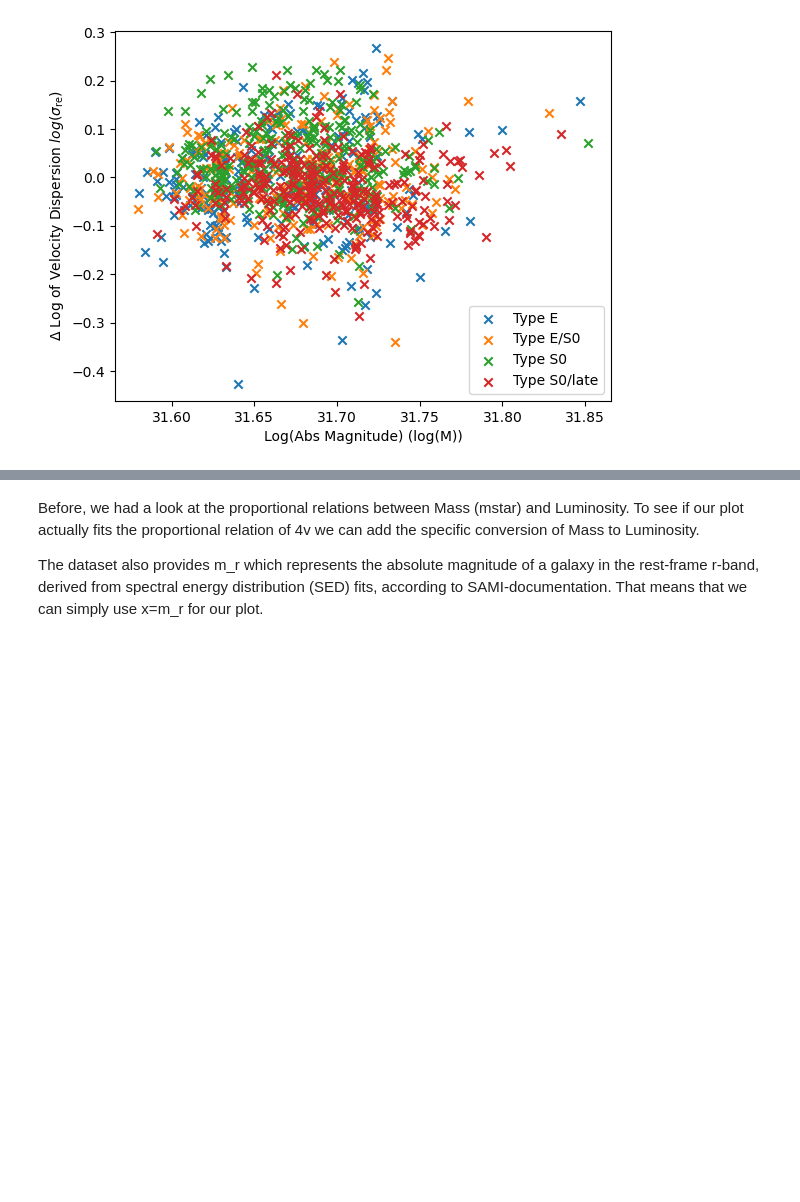
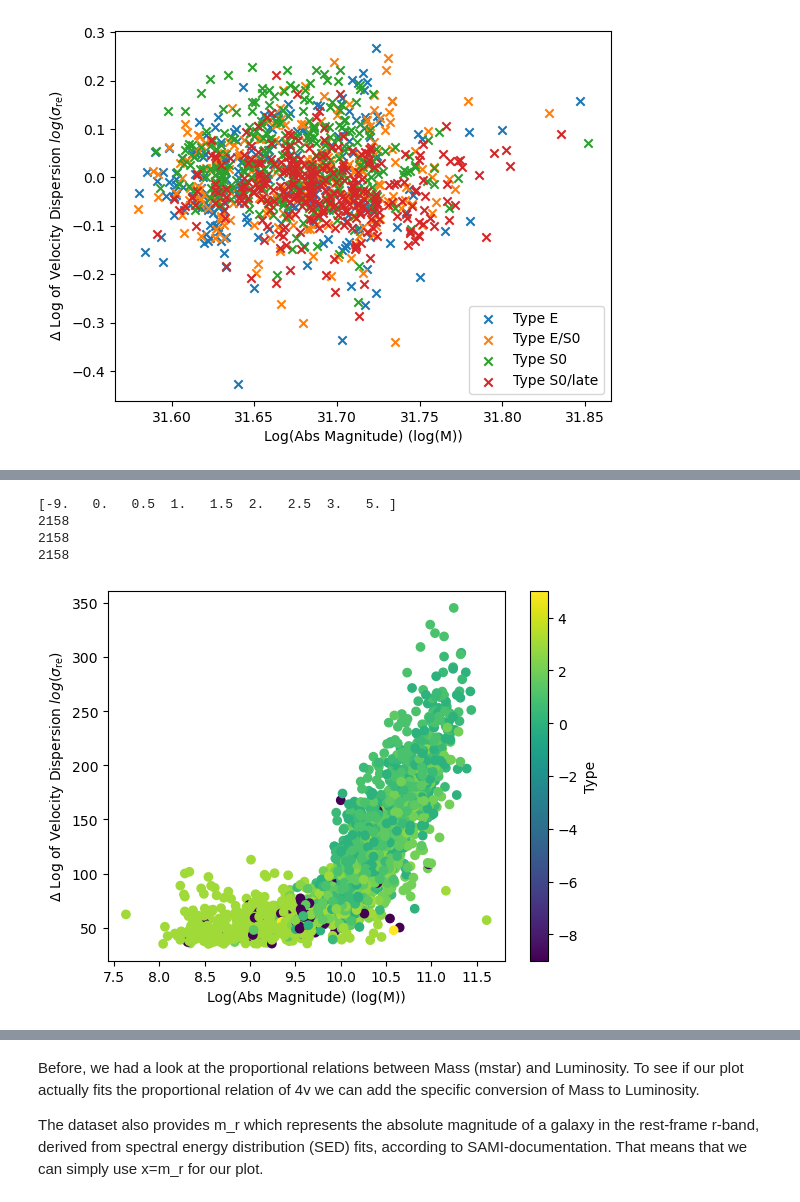
Before and after one commit to lina-pp/PHYS3116_Group3, a Jupyter notebook: Faber-Jackson.ipynb, the cells around one changed output, grey strips where cells are left out. Cells and saved outputs as stored; diff of their text form; code cells hidden in the pictures; blank space fills up the shorter version.

```diff
--- a/Faber-Jackson.ipynb
+++ b/Faber-Jackson.ipynb
@@ -125,0 +158,23 @@ print(np.unique(type))
+# %%
+skiprow, catid, type, sigma_re, mstar = np.loadtxt('cleaned_data_all.txt', unpack=True)
+
+print(np.unique(type))
+print(len(sigma_re))
+print(len(type))
+print(len(mstar))
+plt.scatter(
+    mstar,
+    sigma_re,
+    c=type
+)
+
+plt.xlabel("Log(Abs Magnitude) (log(M))")
+plt.ylabel("$\\Delta$ Log of Velocity Dispersion $log(\\sigma_{\\text{re}})$")
+cbar = plt.colorbar()
+cbar.set_label('Type')
+# %% [output]
+[-9.   0.   0.5  1.   1.5  2.   2.5  3.   5. ]
+2158
+2158
+2158
+[figure, added]
```
Also changed, not shown: parts of 10 cells of this notebook.
